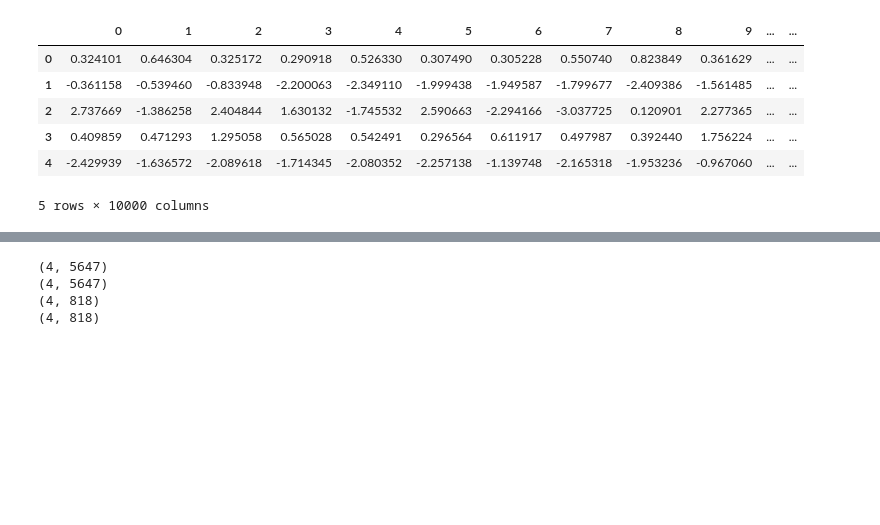
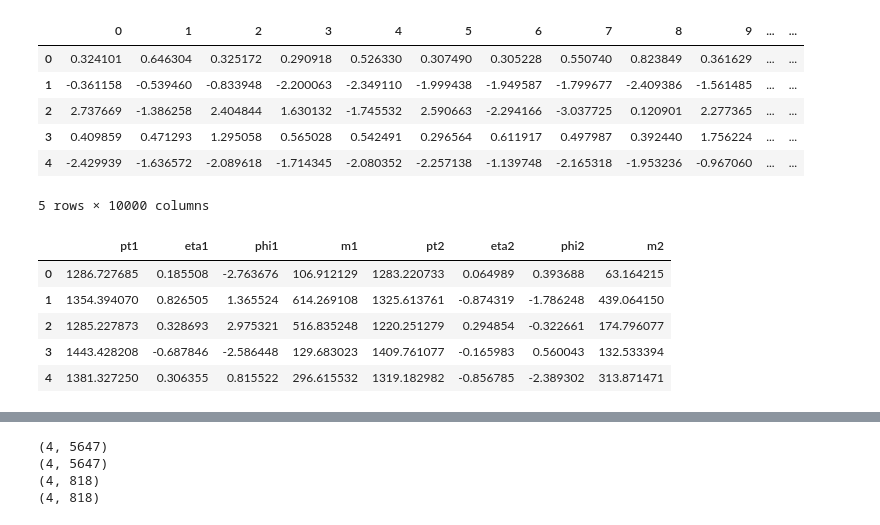
Before and after one commit to VinceLing0529/Anomaly-Detection, a Jupyter notebook: feature_study_with_clustering.ipynb, the cells around one changed output, grey strips where cells are left out. Saved outputs shown, nothing was run; the diff lists cells and outputs as text; code cells hidden in the pictures; blank space fills up the shorter version.

```diff
--- a/feature_study_with_clustering.ipynb
+++ b/feature_study_with_clustering.ipynb
@@ -122,3 +122,13 @@ bg_lead = np.array([leadpT['background'],leadeta['background'],leadphi['backgrou
 bg_sublead = np.array([subleadpT['background'],subleadeta['background'],subleadphi['background'],subleadmass['background']])
 signal_lead = np.array([leadpT['signal'],leadeta['signal'],leadphi['signal'],leadmass['signal']])
 signal_sublead = np.array([subleadpT['signal'],subleadeta['signal'],subleadphi['signal'],subleadmass['signal']])
+# %%
+background = pd.DataFrame(data=np.concatenate((bg_lead,bg_sublead)).T, columns=["pt1", "eta1","phi1","m1","pt2", "eta2","phi2","m2"])
+background.head()
+# %% [output]
+|  | pt1 | eta1 | phi1 | m1 | pt2 | eta2 | phi2 | m2 |
+| 0 | 1286.727685 | 0.185508 | -2.763676 | 106.912129 | 1283.220733 | 0.064989 | 0.393688 | 63.164215 |
+| 1 | 1354.394070 | 0.826505 | 1.365524 | 614.269108 | 1325.613761 | -0.874319 | -1.786248 | 439.064150 |
+| 2 | 1285.227873 | 0.328693 | 2.975321 | 516.835248 | 1220.251279 | 0.294854 | -0.322661 | 174.796077 |
+| 3 | 1443.428208 | -0.687846 | -2.586448 | 129.683023 | 1409.761077 | -0.165983 | 0.560043 | 132.533394 |
+| 4 | 1381.327250 | 0.306355 | 0.815522 | 296.615532 | 1319.182982 | -0.856785 | -2.389302 | 313.871471 |
```
Also changed, not shown: parts of 5 cells of this notebook.
